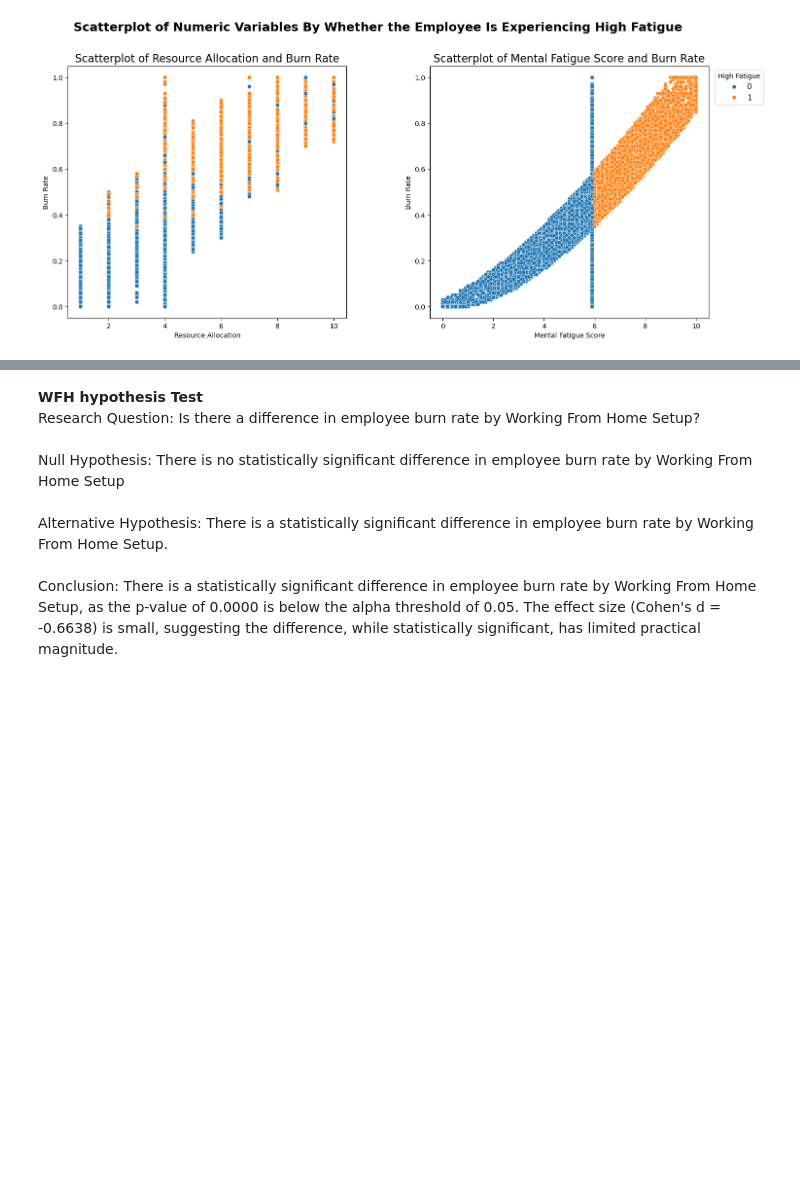
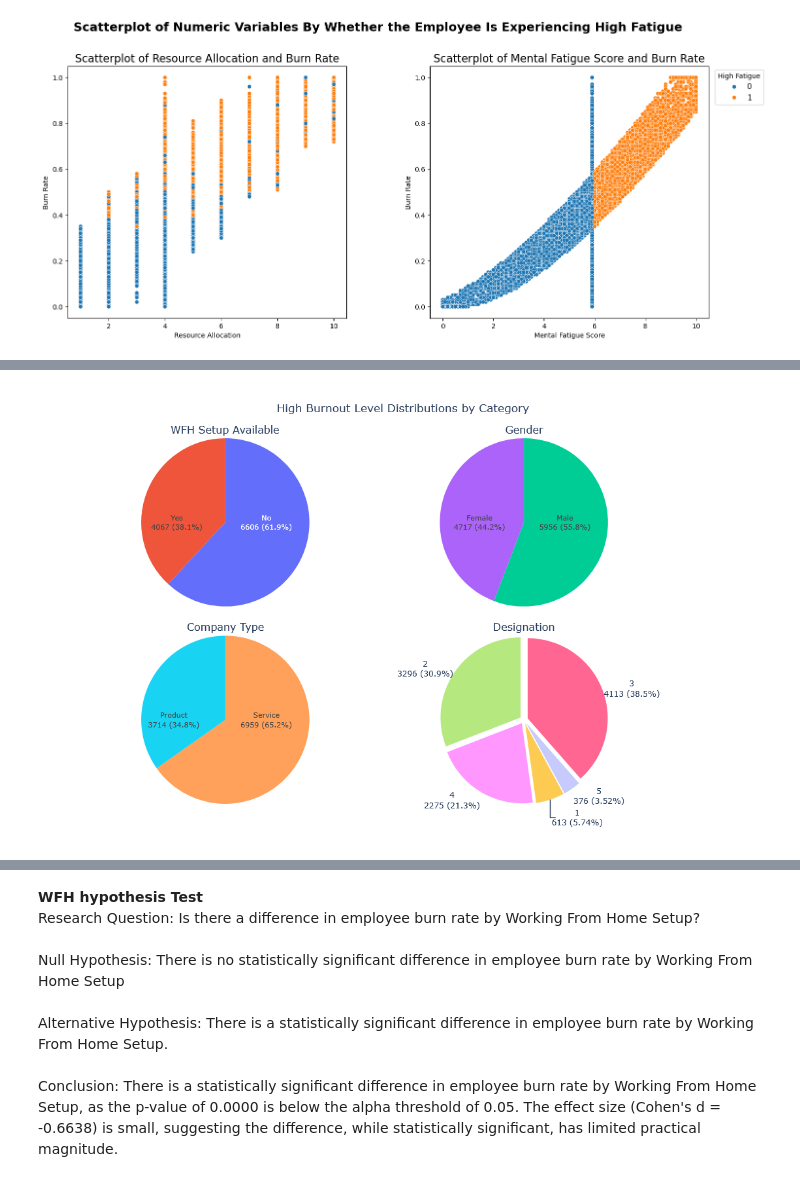
Before and after one commit to avakilov/Capstone-Project-DSC-288R, a Jupyter notebook: Milestone3_code_rundown.ipynb, the cells around one changed output, grey strips where cells are left out. Cells and saved outputs as stored; diff of their text form; code cells hidden in the pictures; blank space fills up the shorter version.

```diff
--- a/Milestone3_code_rundown.ipynb
+++ b/Milestone3_code_rundown.ipynb
@@ -502,0 +633,3 @@ plt.show()
+# %%
+df_median_high_burnout = df_median[df_median["High Burn Rate"] == 1]
+df_median_high_burnout
@@ -502,0 +650,65 @@ plt.show()
+# %%
+gender_factors = df_median_high_burnout["Gender"].value_counts().reset_index()
+gender_factors.columns = ["Gender", "Count"]
+
+company_type_factors = df_median_high_burnout["Company Type"].value_counts().reset_index()
+company_type_factors.columns = ["Company Type", "Count"]
+
+wfh_counts = df_median_high_burnout["WFH Setup Available"].value_counts().reset_index()
+wfh_counts.columns = ["WFH Setup Available", "Count"]
+
+designation_counts = df_median_high_burnout["Designation"].value_counts().reset_index()
+designation_counts.columns = ["Designation", "Count"]
+# %%
+fig = make_subplots(
+    rows=2, cols=2,
+    specs=[
+        [{"type": "pie"}, {"type": "pie"}],
+        [{"type": "pie"}, {"type": "pie"}]
+    ],
+    subplot_titles=[
+        "WFH Setup Available", "Gender", "Company Type", "Designation"
+    ],
+    horizontal_spacing=0.05,
+    vertical_spacing=0.08
+)
+datasets = [
+    (wfh_counts, "WFH Setup Available"),
+    (gender_factors, "Gender"),
+    (company_type_factors, "Company Type"),
+    (designation_counts, "Designation")
+]
+positions = [(1, 1), (1, 2), (2, 1), (2, 2)]
+for (df, col), (row, col_pos) in zip(datasets, positions):
+    is_designation = col == "Designation"
+    fig.add_trace(
+        go.Pie(
+            labels=df[col],
+            values=df["Count"],
+            texttemplate="%{label}<br>%{value} (%{percent})",
+            textposition="outside" if is_designation else "inside",
+            textfont=dict(size=9 if is_designation else 11),
+            name=col,
+            showlegend=False,
+            insidetextorientation="radial" if not is_designation else None,
+            pull=[0.05] * len(df) if is_designation else None
+        ),
+        row=row, col=col_pos
+    )
+fig.update_layout(
+    title=dict(
+        text="High Burnout Level Distributions by Category",
+        x=0.5,
+        xanchor="center"
+    ),
+    height=700,
+    width=1100,
+    margin=dict(t=80, b=60, l=80, r=80),
+)
+fig.update_traces(
+    textfont=dict(size=12),
+    selector=dict(name="Designation")
+)
+fig.show()
+# %% [output]
+[figure, added]
```
Also changed, not shown: parts of 11 cells of this notebook.
